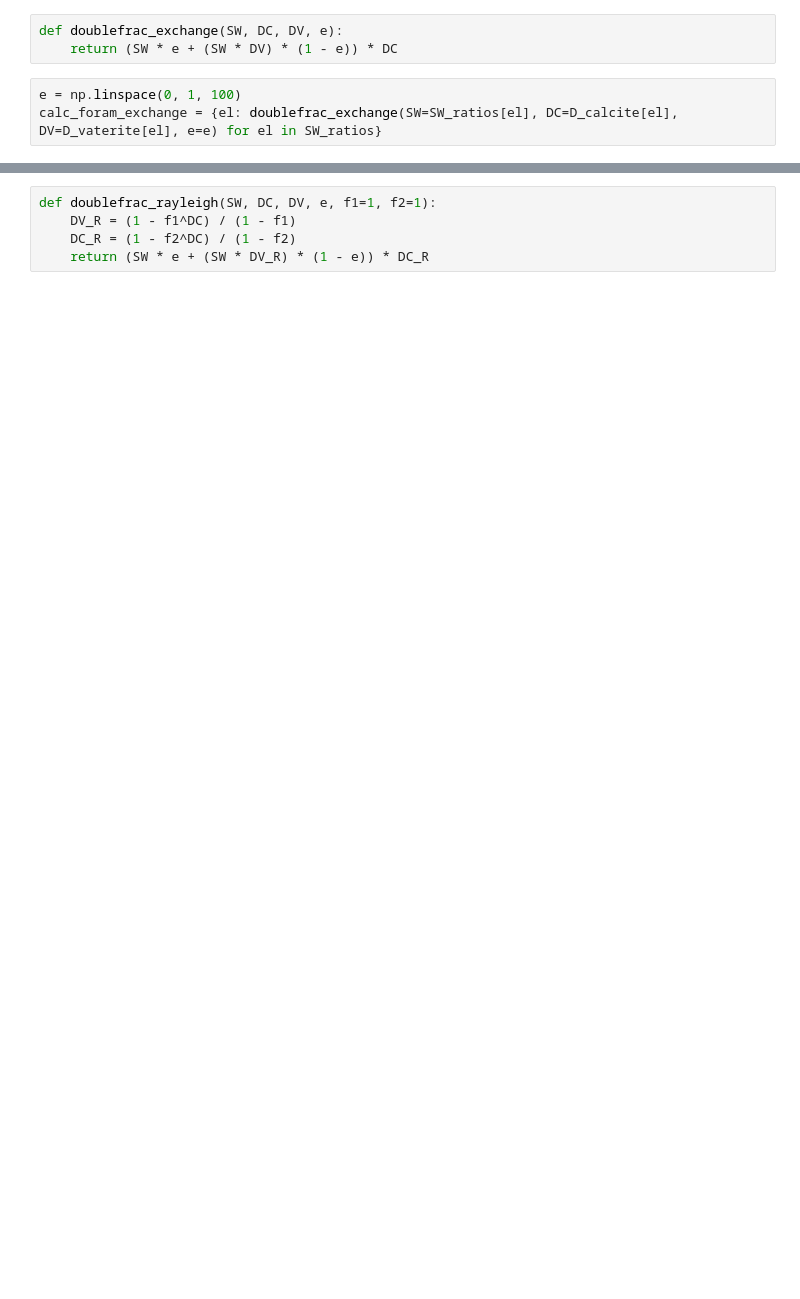
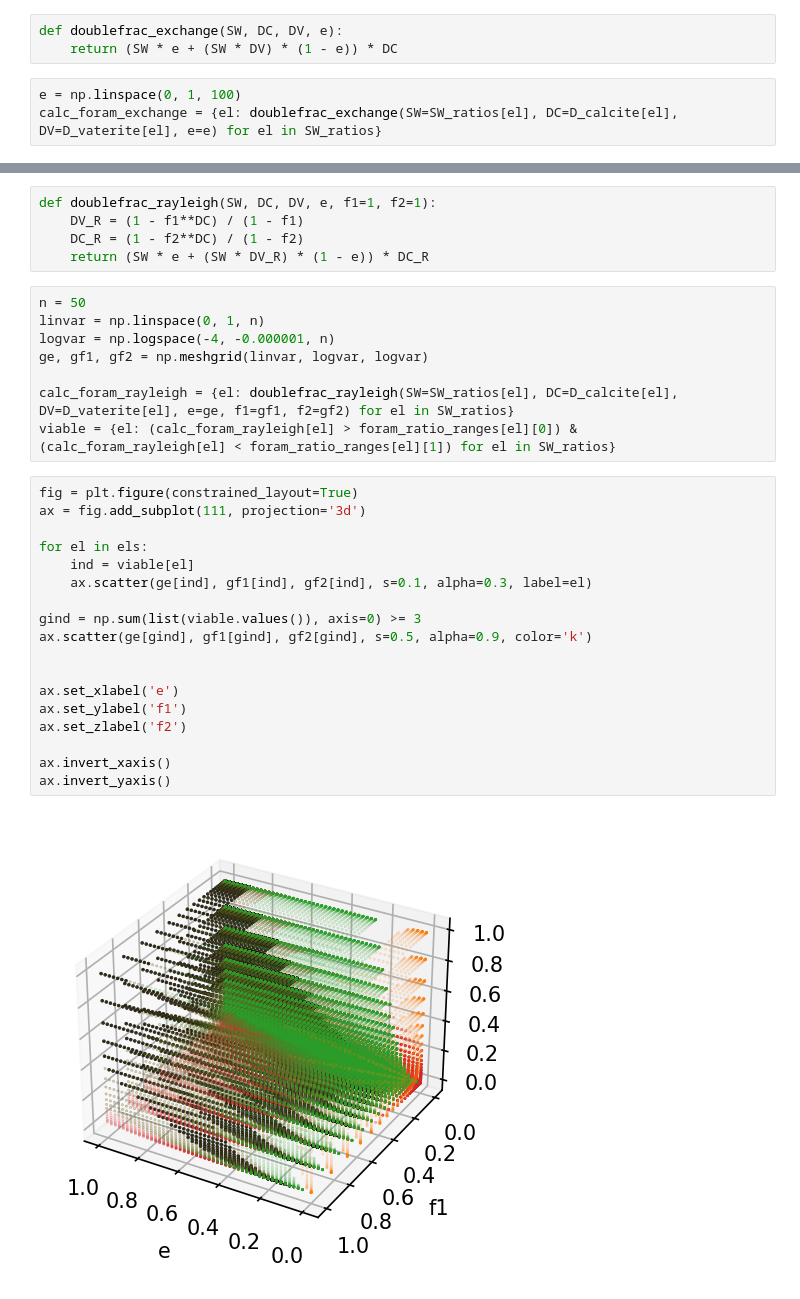
Before and after one commit to oscarbranson/supplementary, a Jupyter notebook: supplements/vaterite_geochem/04_double_fractionation.ipynb, the cells around one changed output, grey strips where cells are left out. Cells and saved outputs as stored; diff of their text form; blank space fills up the shorter version.

Commit message:
rayleigh thinging

```diff
--- a/supplements/vaterite_geochem/04_double_fractionation.ipynb
+++ b/supplements/vaterite_geochem/04_double_fractionation.ipynb
@@ -190,6 +190,34 @@ X/Ca_C = \left[ X/Ca_{SW} e + \left( X/Ca_{SW} \frac{1 - f_1^{D_X^V}}{1 - f_1} \
 $$
 # %%
 def doublefrac_rayleigh(SW, DC, DV, e, f1=1, f2=1):
-    DV_R = (1 - f1^DC) / (1 - f1)
-    DC_R = (1 - f2^DC) / (1 - f2)
+    DV_R = (1 - f1**DC) / (1 - f1)
+    DC_R = (1 - f2**DC) / (1 - f2)
     return (SW * e + (SW * DV_R) * (1 - e)) * DC_R
+# %%
+n = 50
+linvar = np.linspace(0, 1, n)
+logvar = np.logspace(-4, -0.000001, n)
+ge, gf1, gf2 = np.meshgrid(linvar, logvar, logvar)
+
+calc_foram_rayleigh = {el: doublefrac_rayleigh(SW=SW_ratios[el], DC=D_calcite[el], DV=D_vaterite[el], e=ge, f1=gf1, f2=gf2) for el in SW_ratios}
+viable = {el: (calc_foram_rayleigh[el] > foram_ratio_ranges[el][0]) & (calc_foram_rayleigh[el] < foram_ratio_ranges[el][1]) for el in SW_ratios}
+# %%
+fig = plt.figure(constrained_layout=True)
+ax = fig.add_subplot(111, projection='3d')
+
+for el in els:
+    ind = viable[el]
+    ax.scatter(ge[ind], gf1[ind], gf2[ind], s=0.1, alpha=0.3, label=el)
+
+gind = np.sum(list(viable.values()), axis=0) >= 3
+ax.scatter(ge[gind], gf1[gind], gf2[gind], s=0.5, alpha=0.9, color='k')
+
+
+ax.set_xlabel('e')
+ax.set_ylabel('f1')
+ax.set_zlabel('f2')
+
+ax.invert_xaxis()
+ax.invert_yaxis()
+# %% [output]
+[figure, added]
```
Also changed, not shown: parts of 2 cells of this notebook.
